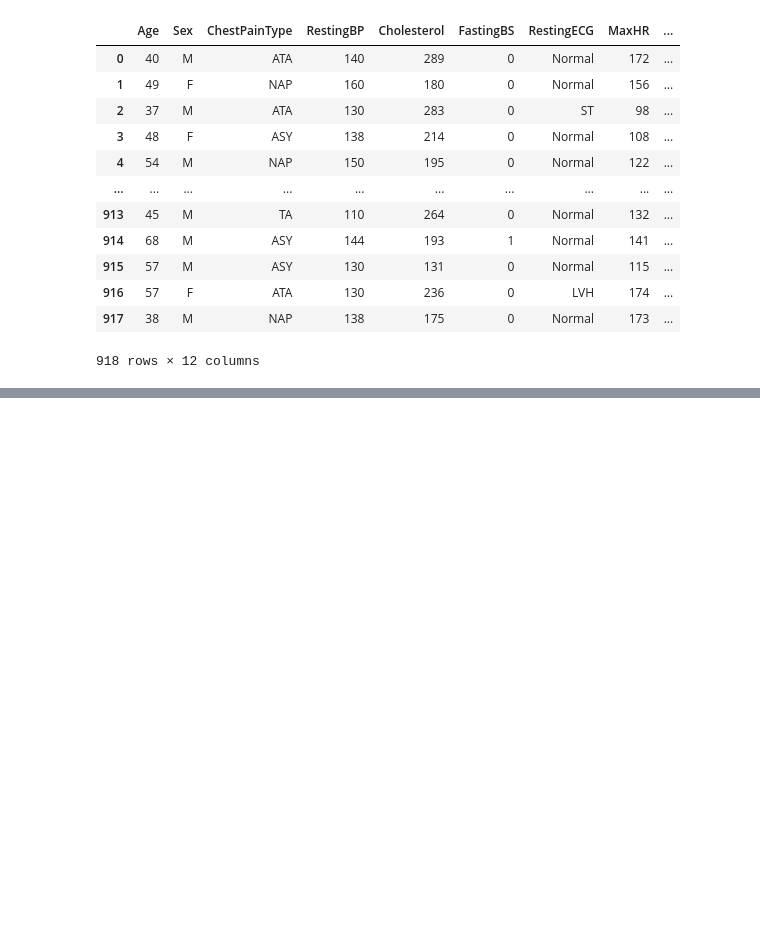
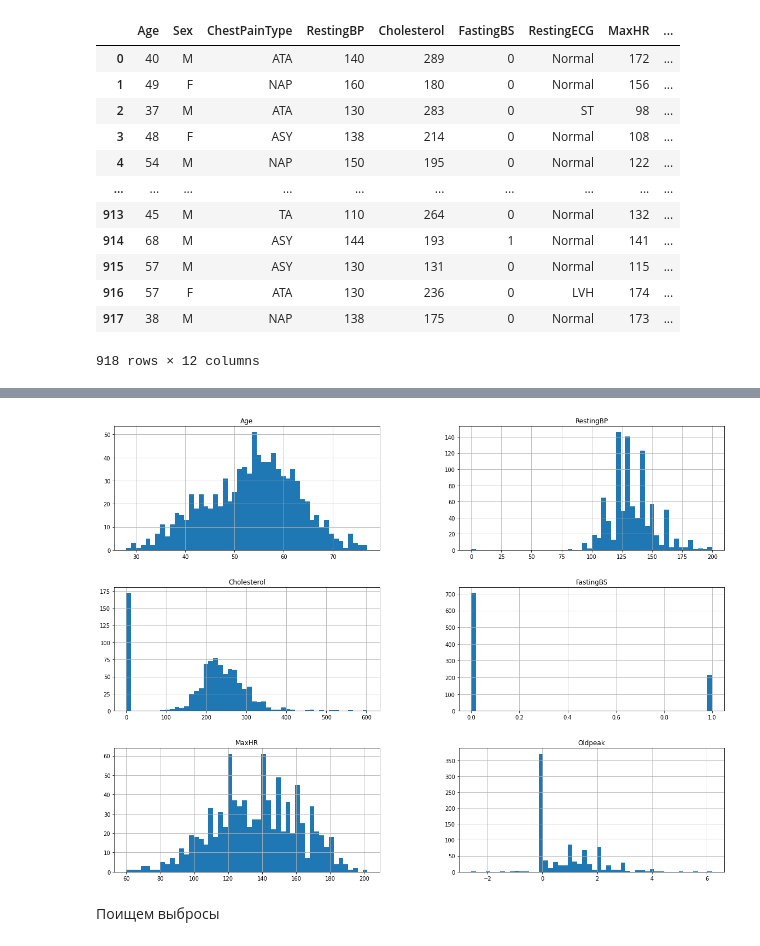
Before and after one commit to HarryLiker/ML, a Jupyter notebook: lab0_Korolev.ipynb, the cells around one changed output, grey strips where cells are left out. Saved outputs shown, nothing was run; the diff lists cells and outputs as text; code cells hidden in the pictures; blank space fills up the shorter version.

```diff
--- a/lab0_Korolev.ipynb
+++ b/lab0_Korolev.ipynb
@@ -279,0 +198,8 @@ sns.heatmap(data.corr().abs(), annot=True, cmap="coolwarm", linewidth=0.1)
+# %%
+%matplotlib inline
+data[numerical].hist(bins=50,figsize=(20,15))
+plt.show()
+# %% [output]
+[figure, added]
+# %% [markdown]
+Поищем выбросы
```
Also changed, not shown: parts of 107 cells of this notebook, 1 other file.
